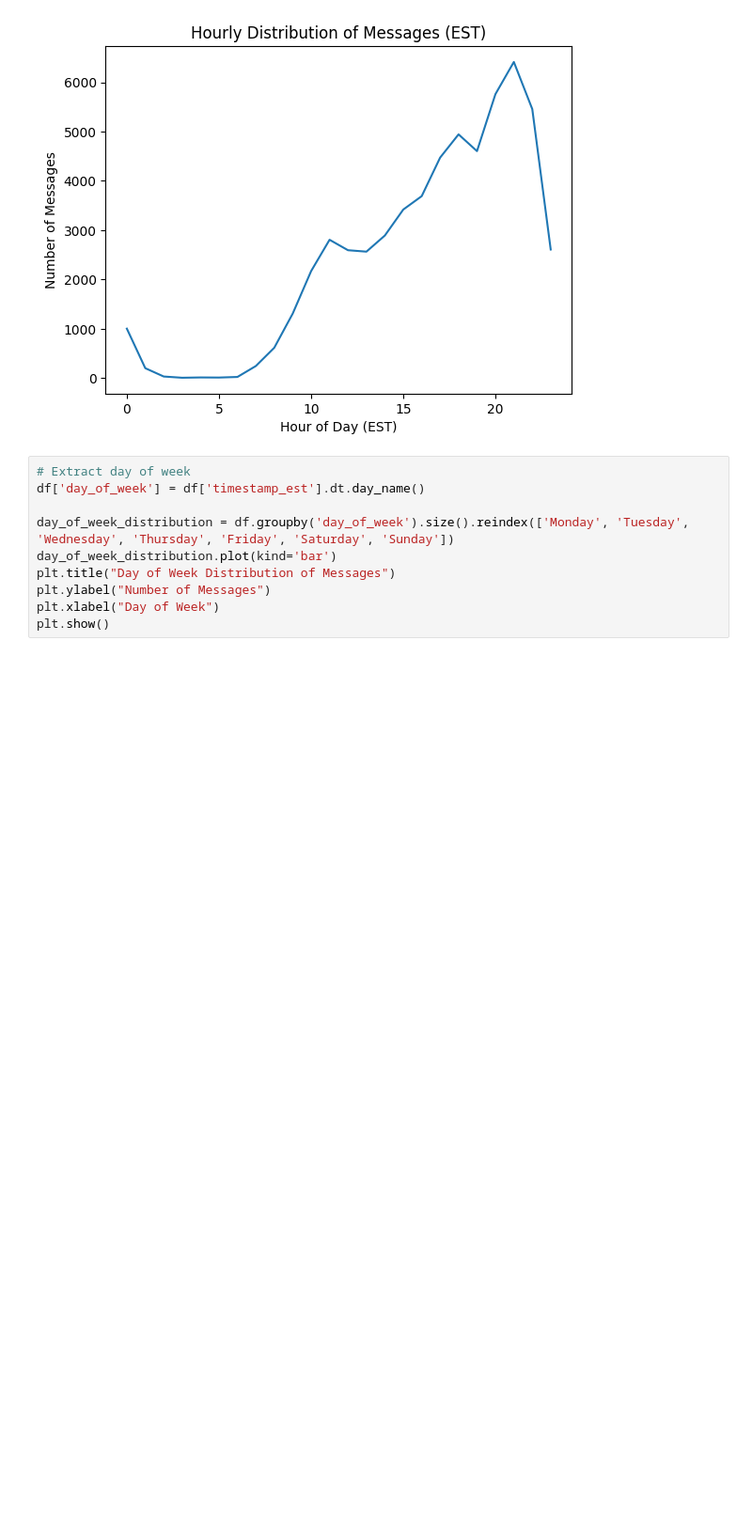
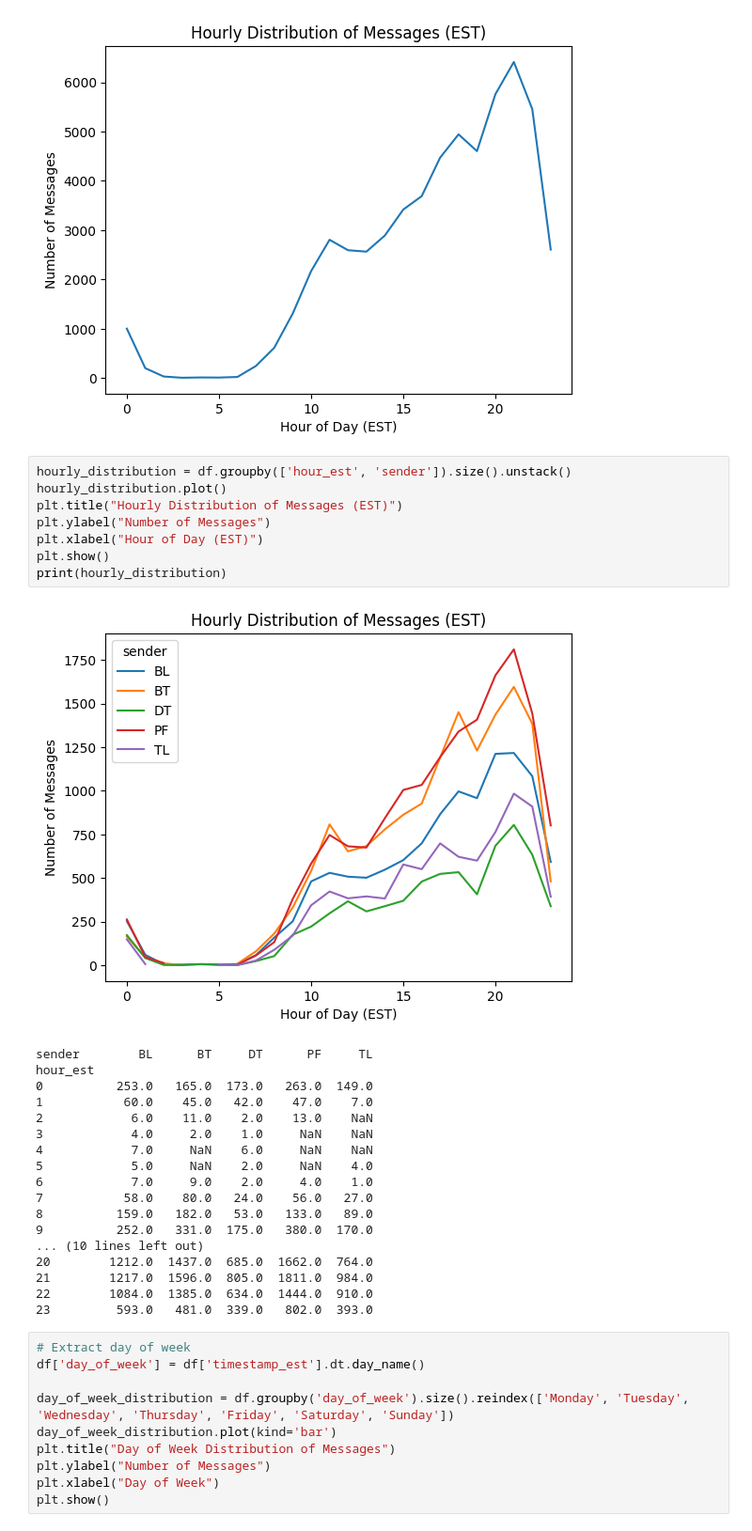
Before and after one commit to BrysonL/groupchat-classification, a Jupyter notebook: ChatVis.ipynb, the cells around one changed output. Shown at 94% size. Saved outputs shown, nothing was run; the diff lists cells and outputs as text; blank space fills up the shorter version.

```diff
--- a/ChatVis.ipynb
+++ b/ChatVis.ipynb
@@ -124,6 +159,33 @@ plt.xlabel("Hour of Day (EST)")
 plt.show()
 # %% [output]
 [figure]
+# %%
+hourly_distribution = df.groupby(['hour_est', 'sender']).size().unstack()
+hourly_distribution.plot()
+plt.title("Hourly Distribution of Messages (EST)")
+plt.ylabel("Number of Messages")
+plt.xlabel("Hour of Day (EST)")
+plt.show()
+print(hourly_distribution)
+# %% [output]
+[figure, added]
+sender        BL      BT     DT      PF     TL
+hour_est
+0          253.0   165.0  173.0   263.0  149.0
+1           60.0    45.0   42.0    47.0    7.0
+2            6.0    11.0    2.0    13.0    NaN
+3            4.0     2.0    1.0     NaN    NaN
+4            7.0     NaN    6.0     NaN    NaN
+5            5.0     NaN    2.0     NaN    4.0
+6            7.0     9.0    2.0     4.0    1.0
+7           58.0    80.0   24.0    56.0   27.0
+8          159.0   182.0   53.0   133.0   89.0
+9          252.0   331.0  175.0   380.0  170.0
+... (10 lines left out)
+20        1212.0  1437.0  685.0  1662.0  764.0
+21        1217.0  1596.0  805.0  1811.0  984.0
+22        1084.0  1385.0  634.0  1444.0  910.0
+23         593.0   481.0  339.0   802.0  393.0
 # %%
 # Extract day of week
 df['day_of_week'] = df['timestamp_est'].dt.day_name()
```
Also changed, not shown: parts of 12 cells of this notebook.
